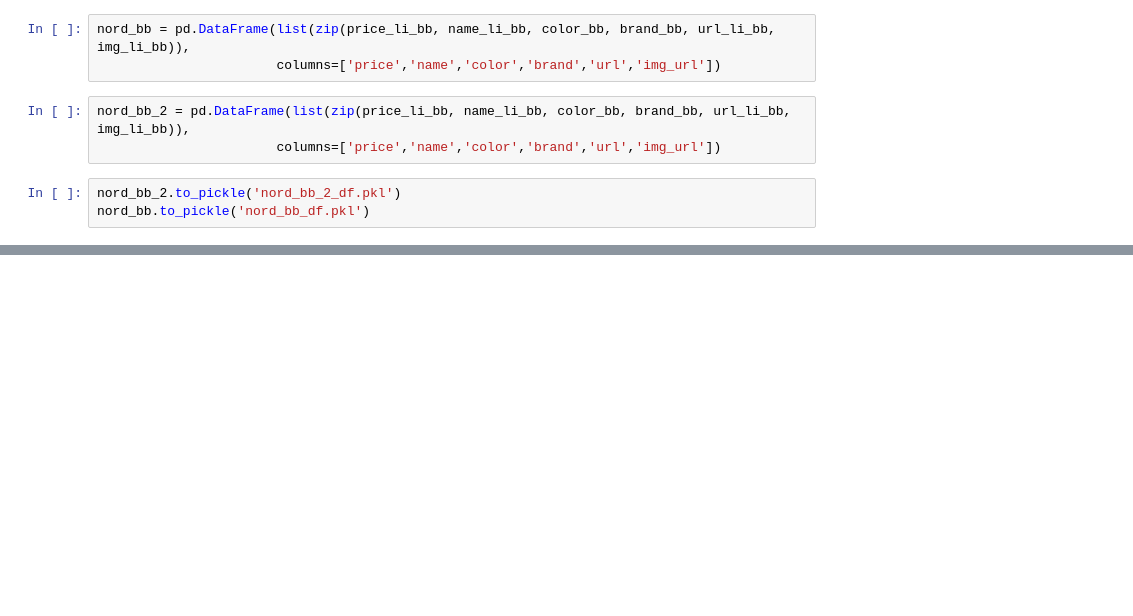
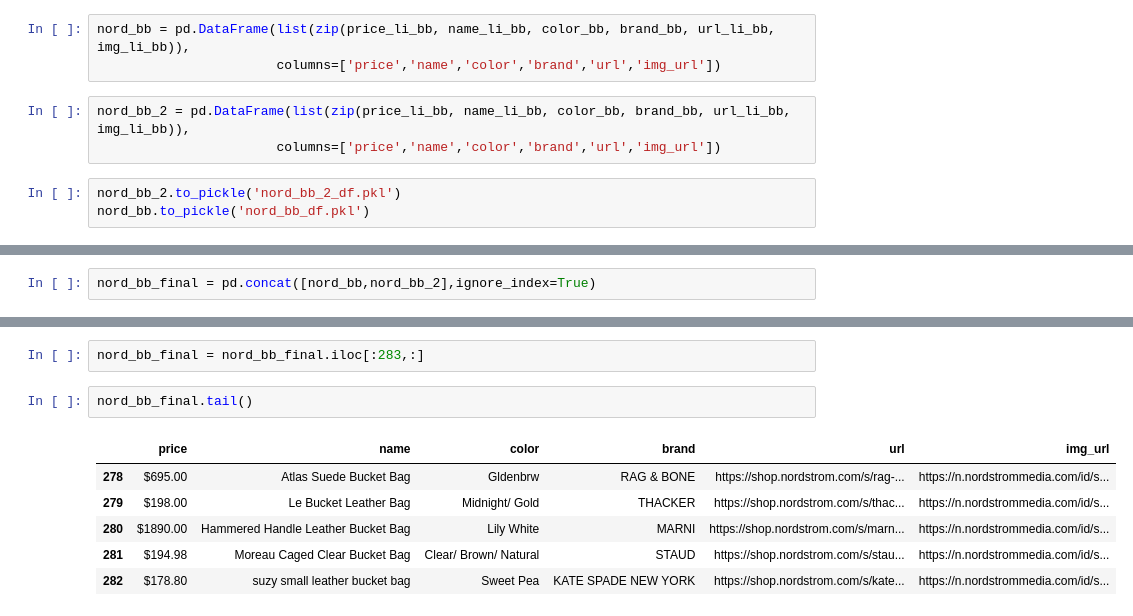
Before and after one commit to graceh3/sustainably, a Jupyter notebook: scaping_scripts/Whimsy_Row_O_My_Bag_and_Herschel_Scraping.ipynb, the cells around one changed output, grey strips where cells are left out. Cells and saved outputs as stored; diff of their text form; blank space fills up the shorter version.

Commit message:
finish nord bucket scrape

```diff
--- a/scaping_scripts/Whimsy_Row_O_My_Bag_and_Herschel_Scraping.ipynb
+++ b/scaping_scripts/Whimsy_Row_O_My_Bag_and_Herschel_Scraping.ipynb
@@ -697,0 +659,2 @@ bb_urls[26]
+# %%
+nord_bb_final = pd.concat([nord_bb,nord_bb_2],ignore_index=True)
@@ -697,0 +669,11 @@ bb_urls[26]
+# %%
+nord_bb_final = nord_bb_final.iloc[:283,:]
+# %%
+nord_bb_final.tail()
+# %% [output]
+|  | price | name | color | brand | url | img_url |
+| 278 | $695.00 | Atlas Suede Bucket Bag | Gldenbrw | RAG & BONE | https://shop.nordstrom.com/s/rag-... | https://n.nordstrommedia.com/id/s... |
+| 279 | $198.00 | Le Bucket Leather Bag | Midnight/ Gold | THACKER | https://shop.nordstrom.com/s/thac... | https://n.nordstrommedia.com/id/s... |
+| 280 | $1890.00 | Hammered Handle Leather Bucket Bag | Lily White | MARNI | https://shop.nordstrom.com/s/marn... | https://n.nordstrommedia.com/id/s... |
+| 281 | $194.98 | Moreau Caged Clear Bucket Bag | Clear/ Brown/ Natural | STAUD | https://shop.nordstrom.com/s/stau... | https://n.nordstrommedia.com/id/s... |
+| 282 | $178.80 | suzy small leather bucket bag | Sweet Pea | KATE SPADE NEW YORK | https://shop.nordstrom.com/s/kate... | https://n.nordstrommedia.com/id/s... |
```
Also changed, not shown: parts of 8 cells of this notebook, 5 other files.
